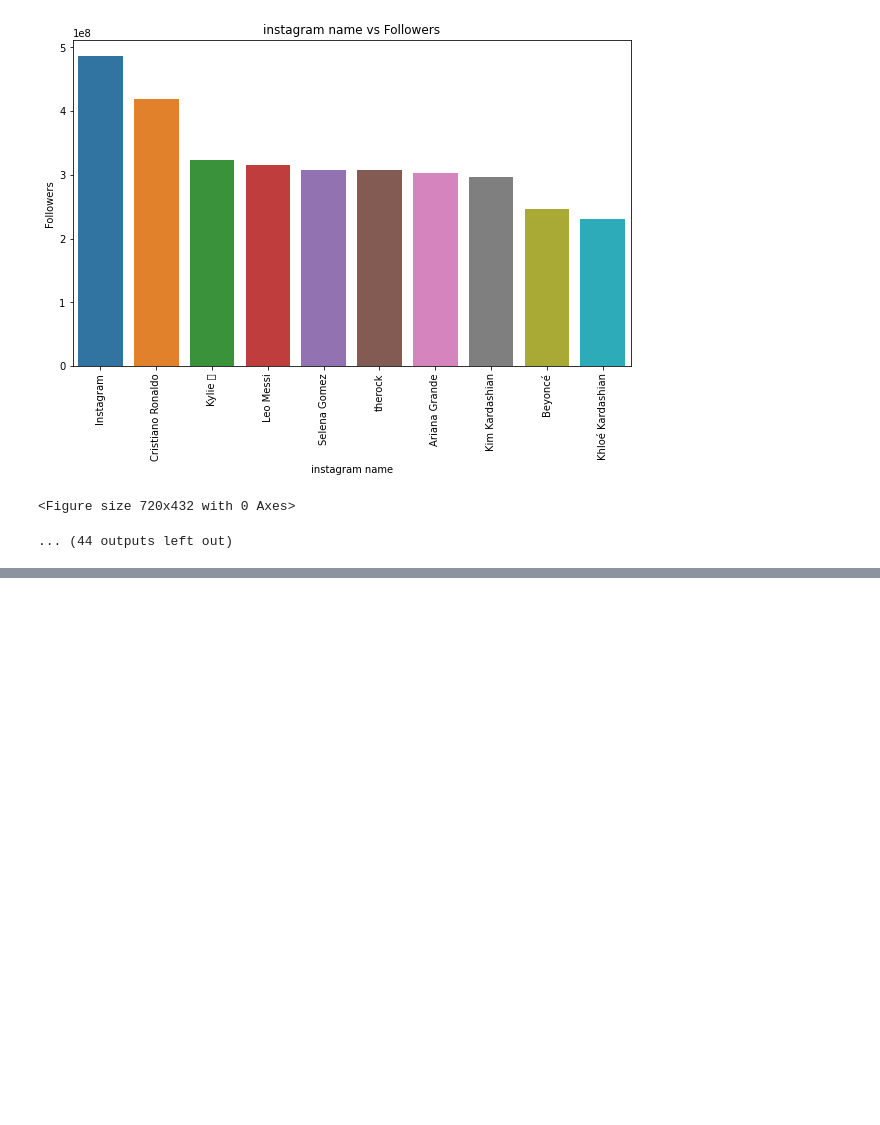
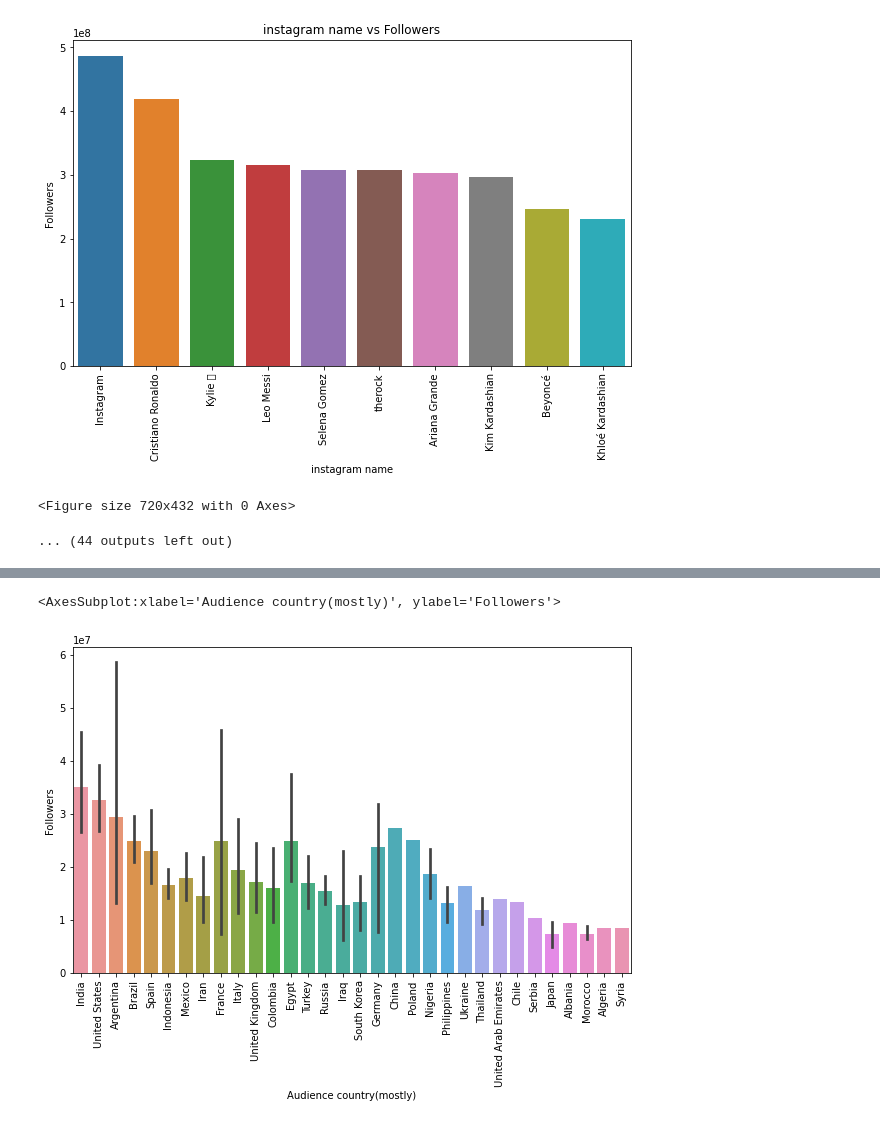
Before and after one commit to lnavneet331/data-analysis, a Jupyter notebook: Instagram analysis/instagram_analysis.ipynb, the cells around one changed output, grey strips where cells are left out. Saved outputs shown, nothing was run; the diff lists cells and outputs as text; code cells hidden in the pictures; blank space fills up the shorter version.

```diff
--- a/Instagram analysis/instagram_analysis.ipynb
+++ b/Instagram analysis/instagram_analysis.ipynb
@@ -231,0 +248,9 @@ plt.show()
+# %%
+#followers vs country
+plt.figure(figsize=(10, 6))
+#rotate the x axis names
+plt.xticks(rotation=90)
+sns.barplot(x='Audience country(mostly)', y='Followers', data=df.sort_values('Followers', ascending=False))
+# %% [output]
+<AxesSubplot:xlabel='Audience country(mostly)', ylabel='Followers'>
+[figure, added]
```
Also changed, not shown: parts of 3 cells of this notebook.
